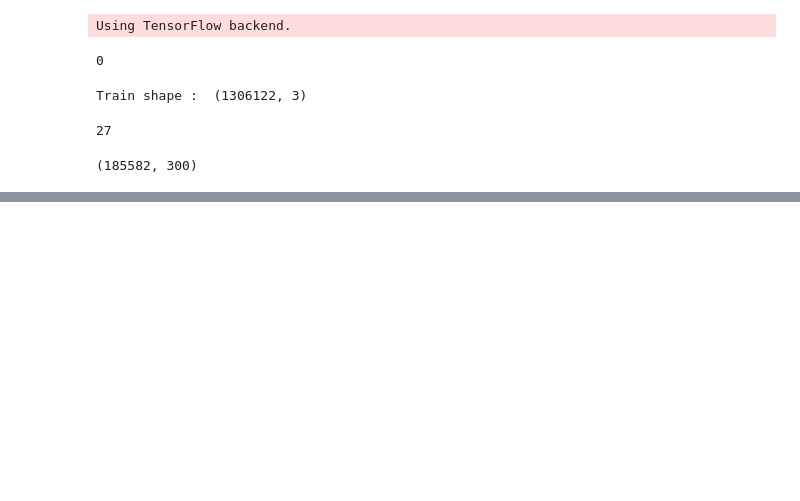
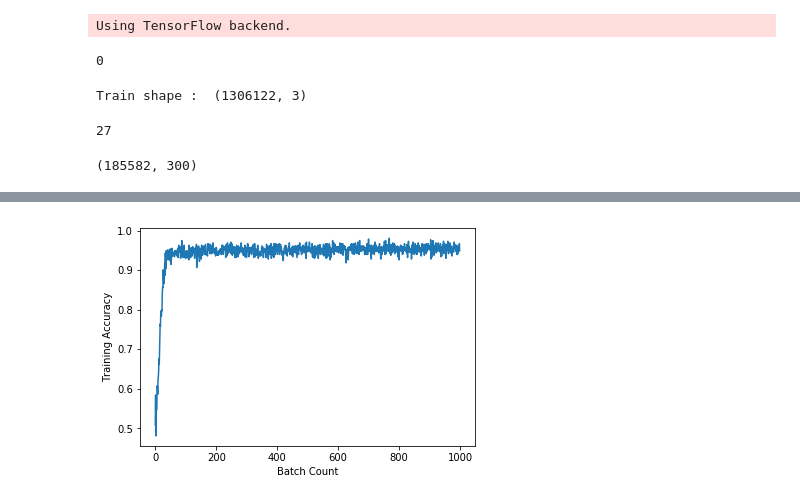
Before and after one commit to madhuhegde/CS221_Project, a Jupyter notebook: quora_LSTM_capsule.ipynb, the cells around one changed output, grey strips where cells are left out. Saved outputs shown, nothing was run; the diff lists cells and outputs as text; code cells hidden in the pictures; blank space fills up the shorter version.

```diff
--- a/quora_LSTM_capsule.ipynb
+++ b/quora_LSTM_capsule.ipynb
@@ -341,2 +358,14 @@ print(f1_score)
 # %%
 #del model, embedding_matrix, X_test, X_train, y_test, Y_test
+# %%
+import matplotlib.pyplot as plt
+x = range(len(history.train_acc))
+%matplotlib inline
+fig = plt.figure()
+plt.xlabel('Batch Count')
+plt.ylabel('Training Accuracy')
+plt.plot(x[0:1000], history.train_acc[0:1000])
+#plt.plot(x, history.val_acc)
+plt.show()
+# %% [output]
+[figure, added]
```
Also changed, not shown: parts of 6 cells of this notebook.
